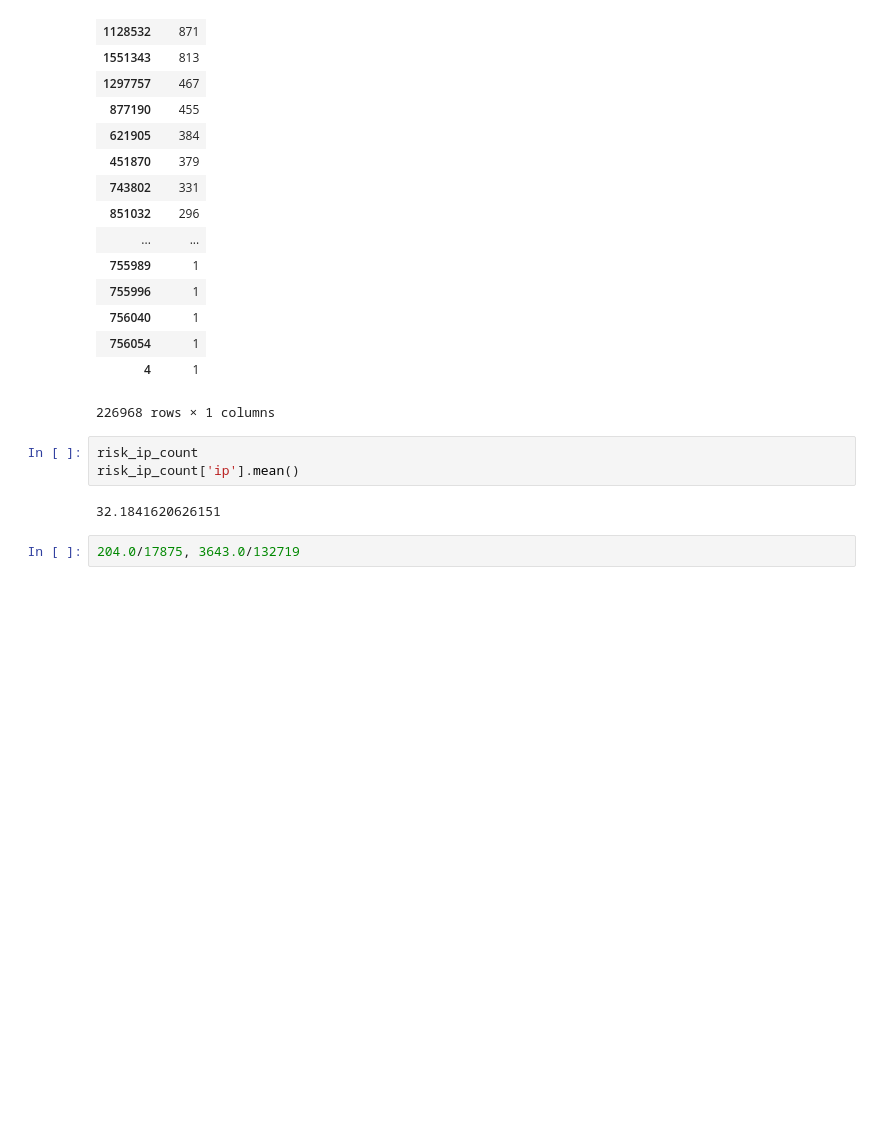
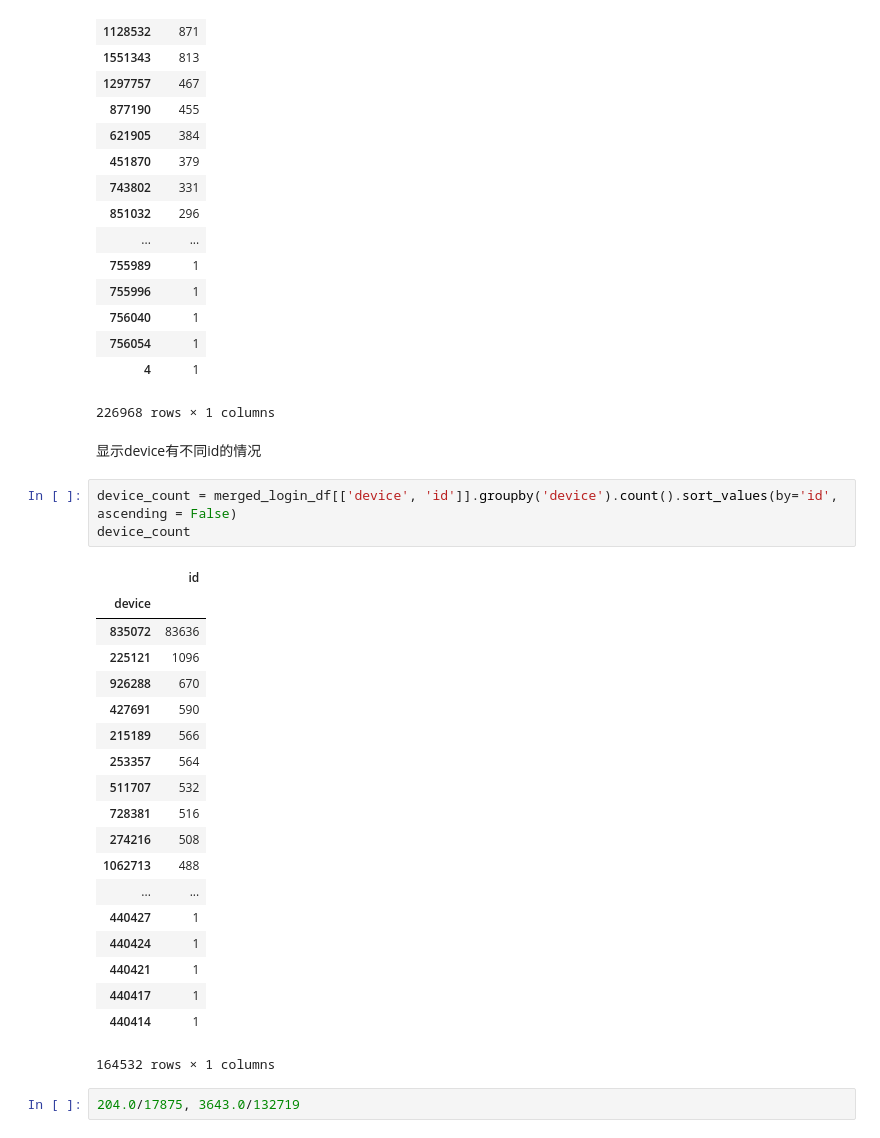
Before and after one commit to tusonggao/Kaggle_code, a Jupyter notebook: jd_contest/jd_contest.ipynb, the cells around one changed output. Saved outputs shown, nothing was run; the diff lists cells and outputs as text; blank space fills up the shorter version.

```diff
--- a/jd_contest/jd_contest.ipynb
+++ b/jd_contest/jd_contest.ipynb
@@ -173,11 +181,31 @@ id_per_ip_count.sort_values(by='id', ascending = False)
 | 756054 | 1 |
 | 4 | 1 |
 226968 rows × 1 columns
-# %%
-risk_ip_count
-risk_ip_count['ip'].mean()
-# %% [output]
-32.1841620626151
+# %% [markdown]
+显示device有不同id的情况
+# %%
+device_count = merged_login_df[['device', 'id']].groupby('device').count().sort_values(by='id', ascending = False)
+device_count
+# %% [output]
+|  | id |
+| device |  |
+| 835072 | 83636 |
+| 225121 | 1096 |
+| 926288 | 670 |
+| 427691 | 590 |
+| 215189 | 566 |
+| 253357 | 564 |
+| 511707 | 532 |
+| 728381 | 516 |
+| 274216 | 508 |
+| 1062713 | 488 |
+| ... | ... |
+| 440427 | 1 |
+| 440424 | 1 |
+| 440421 | 1 |
+| 440417 | 1 |
+| 440414 | 1 |
+164532 rows × 1 columns
 # %%
 204.0/17875, 3643.0/132719
 # %% [output]
```
Also changed, not shown: parts of 5 cells of this notebook.
